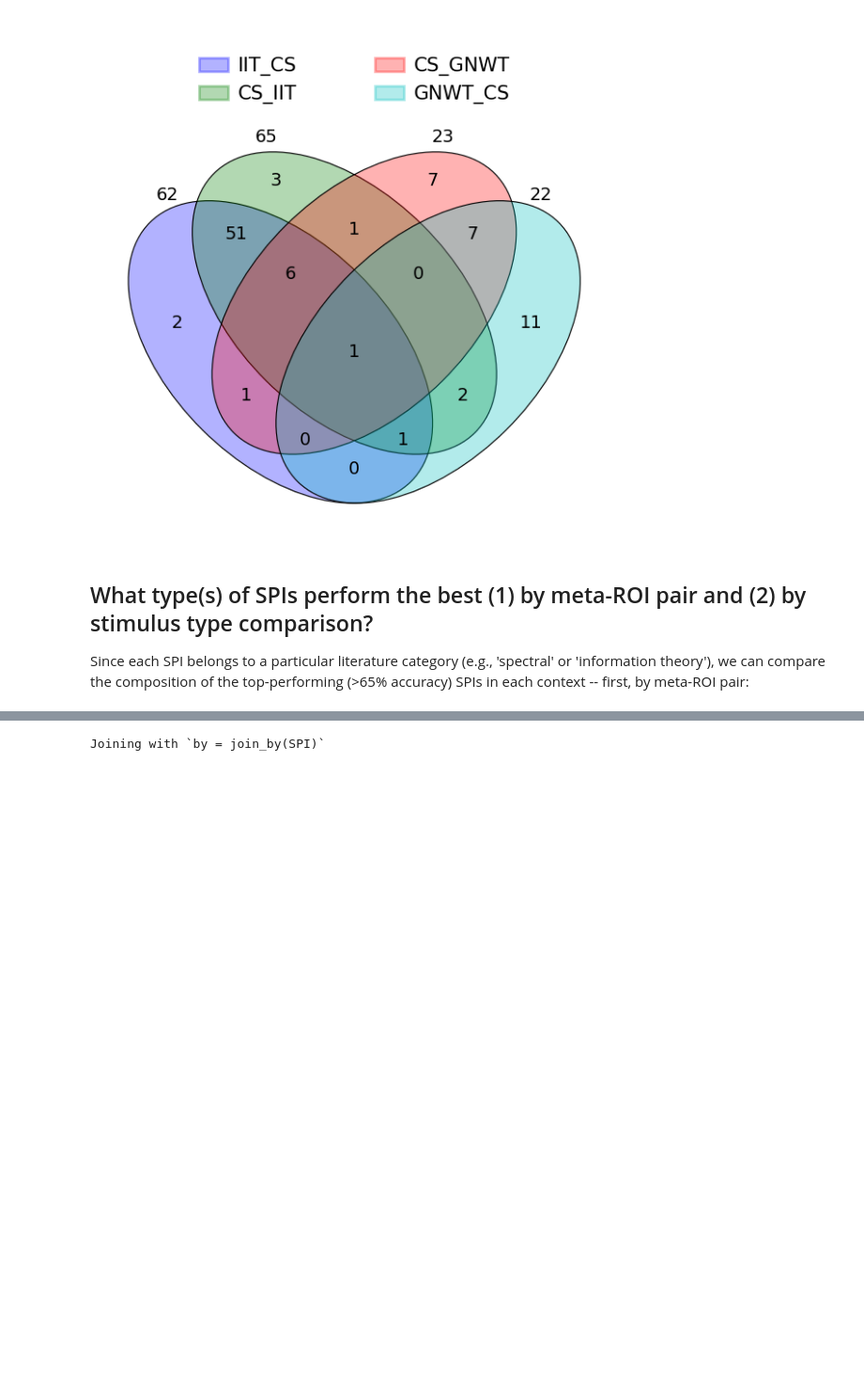
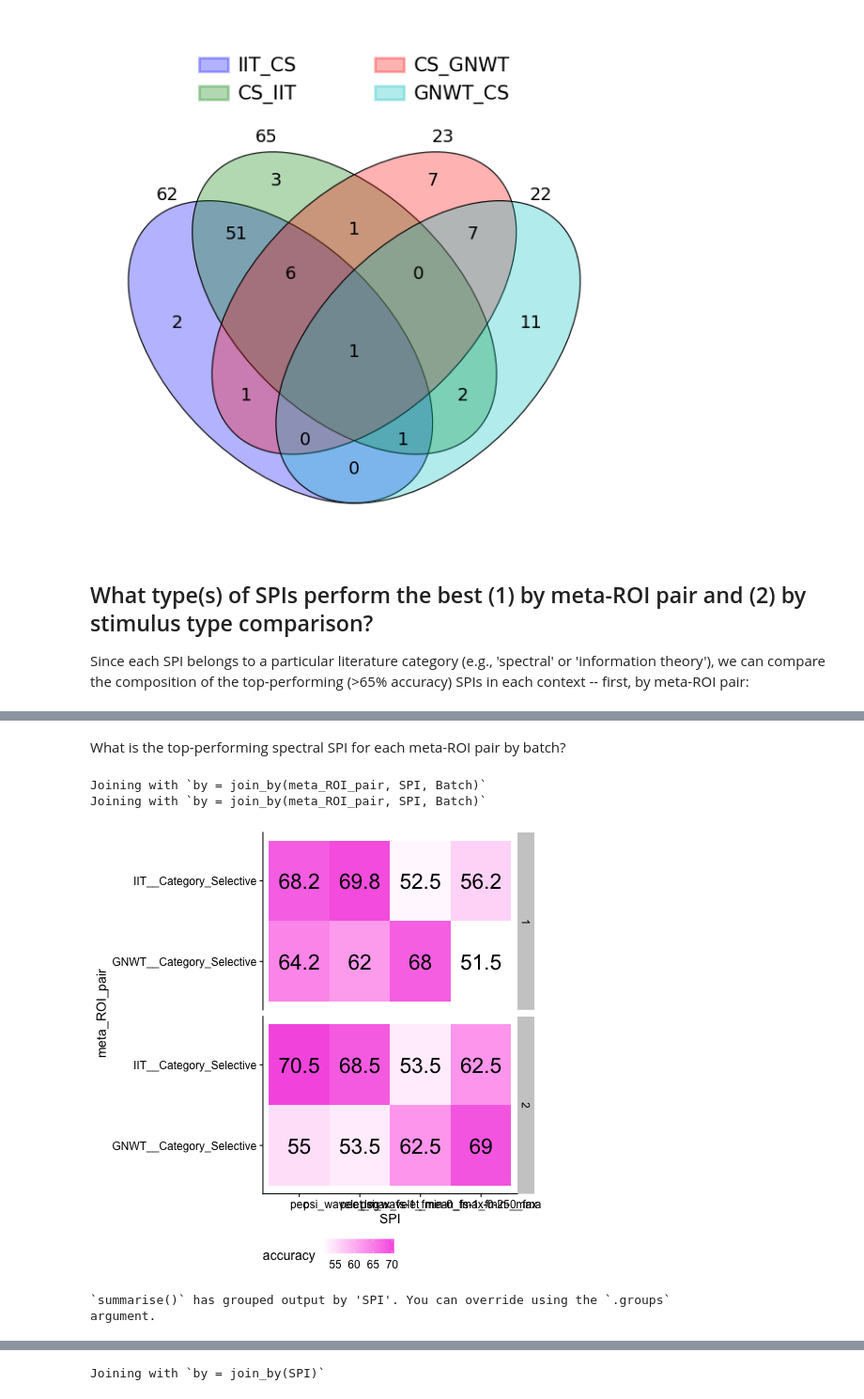
Before and after one commit to anniegbryant/Cogitate_Connectivity_2024, a Jupyter notebook: Step5_Visualize_All_Results.ipynb, the cells around one changed output, grey strips where cells are left out. Shown: that part at 94% size. Cells and saved outputs as stored; diff of their text form; code cells hidden in the pictures; blank space fills up the shorter version.

```diff
--- a/Step5_Visualize_All_Results.ipynb
+++ b/Step5_Visualize_All_Results.ipynb
@@ -360,0 +470,63 @@ Since each SPI belongs to a particular literature category (e.g., 'spectral' or
+# %% [markdown]
+What is the top-performing spectral SPI for each meta-ROI pair by batch?
+# %%
+%%R -i intersecting_SPIs_by_batch -o top_spectral_SPIs
+
+intersecting_SPIs_by_batch2 <- intersecting_SPIs_by_batch %>%
+    mutate(Batch = as.character(as.integer(Batch))) %>%
+    filter(Batch == 2) %>%
+    left_join(., SPIs_greater_than_65_by_meta_ROI_pair_batch2 %>% mutate(Batch = "2"))
+
+intersecting_SPIs_by_batch1 <- intersecting_SPIs_by_batch %>%
+    mutate(Batch = as.character(as.integer(Batch))) %>%
+    filter(Batch == 1) %>%
+    left_join(., SPIs_greater_than_65_by_meta_ROI_pair_batch1 %>% mutate(Batch = "1"))
+
+top_spectral_SPIs <- intersecting_SPIs_by_batch1 %>% plyr::rbind.fill(., intersecting_SPIs_by_batch2) %>%
+    filter(Literature_category == "spectral") %>%
+    group_by(ROI_Bidirectional, Literature_category, Batch) %>%
+    filter(accuracy==max(accuracy, na.rm=T)) %>%
+    dplyr::select(-meta_ROI_pair) %>%
+    distinct()
+# %% [output]
+Joining with `by = join_by(meta_ROI_pair, SPI, Batch)`
+Joining with `by = join_by(meta_ROI_pair, SPI, Batch)`
+# %%
+%%R -i averaged_stimulus_type_classification_res,top_spectral_SPIs
+averaged_stimulus_type_classification_res %>%
+    mutate(meta_ROI_pair = paste0(meta_ROI_from, "__", meta_ROI_to)) %>%
+    filter(SPI %in% top_spectral_SPIs$SPI & meta_ROI_pair %in% c("GNWT__Category_Selective", "IIT__Category_Selective")) %>%
+    group_by(SPI, meta_ROI_pair, Batch_Number) %>%
+    filter(accuracy == max(accuracy,na.rm=T)) %>%
+    mutate(accuracy = round(100*accuracy, 1)) %>%
+    ggplot(data=., mapping=aes(y=meta_ROI_pair, x=SPI, fill=accuracy)) +
+    scale_fill_gradient(low="white", high="#F664E3") +
+    geom_tile() +
+    geom_text(aes(label=accuracy), size=8) +
+    facet_grid(Batch_Number ~ .) +
+    theme(legend.position="bottom")
+# ggsave('plots/Top_spectral_SPI_performance.svg', width=8, height=5, units='in', dpi=300)
+# %% [output]
+[figure, added]
+# %%
+%%R -i averaged_stimulus_type_classification_res,top_spectral_SPIs
+# Take difference in batch 1 vs. batch 2 performance by SPI
+
+averaged_stimulus_type_classification_res %>%
+    mutate(meta_ROI_pair = paste0(meta_ROI_from, "__", meta_ROI_to)) %>%
+    filter(SPI %in% top_spectral_SPIs$SPI & meta_ROI_pair %in% c("GNWT__Category_Selective", "IIT__Category_Selective")) %>%
+    group_by(SPI, meta_ROI_pair, Batch_Number) %>%
+    filter(accuracy == max(accuracy,na.rm=T)) %>%
+    mutate(accuracy = round(100*accuracy, 1)) %>%
+    group_by(SPI, meta_ROI_pair) %>%
+    summarise(Batch1_minus_Batch2 = accuracy[Batch_Number==1] - accuracy[Batch_Number==2]) %>%
+    ggplot(data=., mapping=aes(y=meta_ROI_pair, x=SPI, fill=Batch1_minus_Batch2)) +
+    scale_fill_gradient2(low="blue", mid="white", high="red", midpoint=0, limits=c(-18, 10)) +
+    geom_tile() +
+    geom_text(aes(label=Batch1_minus_Batch2), size=6) +
+    theme(legend.position="bottom")
+
+ggsave('plots/Top_spectral_SPI_performance_diffs.svg', width=6, height=3, units='in', dpi=300)
+# %% [output]
+`summarise()` has grouped output by 'SPI'. You can override using the `.groups`
+argument.
```
Also changed, not shown: parts of 8 cells of this notebook, 10 other files.
